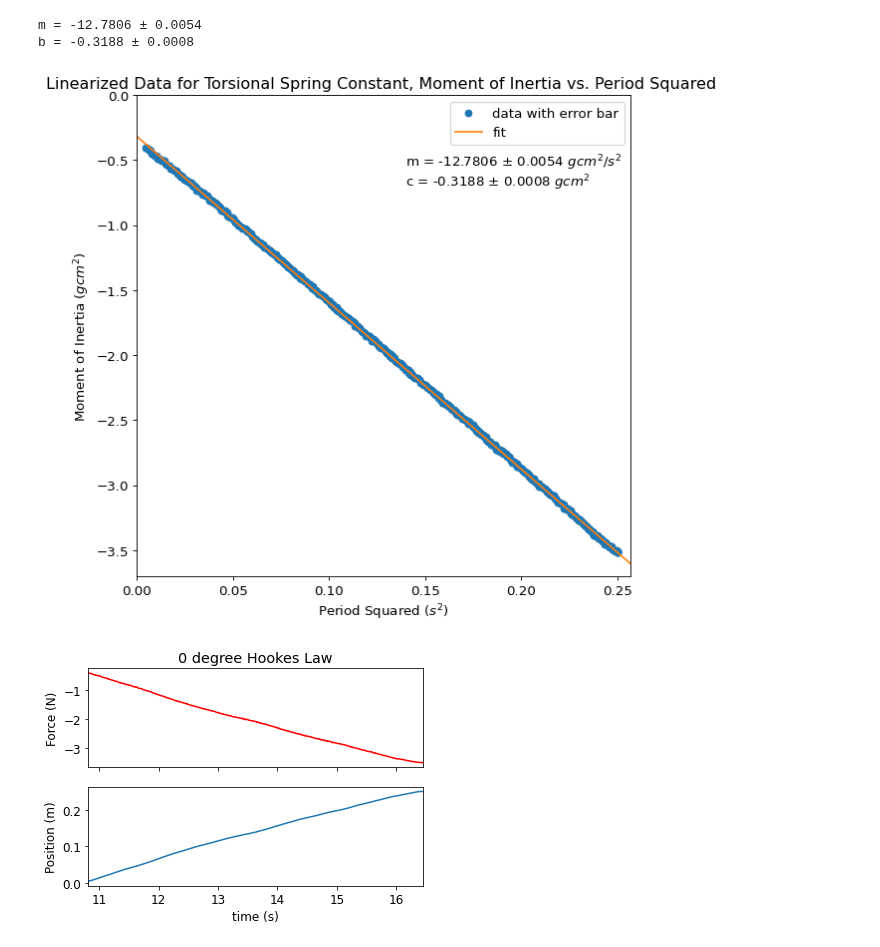
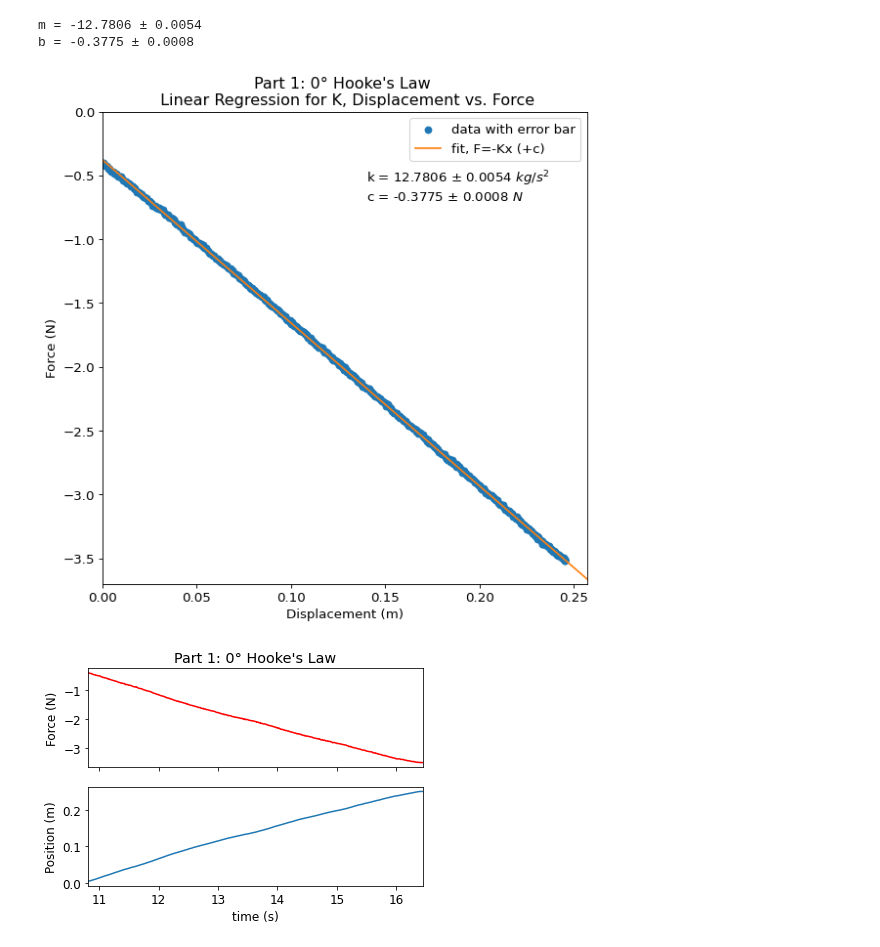
Before and after one commit to matthew-ding/physics5bl, a Jupyter notebook: Lab7/Data/Lab7_Part1.ipynb, the cells around one changed output. Drawn from its saved outputs; the diff is of its cells as text; code cells hidden in the pictures.

Commit message:
Few Issues Fixed, Most of part 3

```diff
--- a/Lab7/Data/Lab7_Part1.ipynb
+++ b/Lab7/Data/Lab7_Part1.ipynb
@@ -22,6 +18,6 @@ def norm_res(predicted, observed, errors):
 # %%
 # Does the fit
-lin_opt, lin_cov = opt.curve_fit(f_lin, position, force)
+lin_opt, lin_cov = opt.curve_fit(f_lin, position - position[0], force)
 
 # Best fit values
 m, b = lin_opt
@@ -31,39 +27,39 @@ print("m = %5.4f \u00b1 %5.4f" % (m, dm))
 print("b = %5.4f \u00b1 %5.4f" % (b, db))
 # %% [output]
 m = -12.7806 ± 0.0054
-b = -0.3188 ± 0.0008
+b = -0.3775 ± 0.0008
 # %%
 # Plotting data time!
 
 fig1=plt.figure(figsize=(8, 8), dpi= 80, facecolor='w', edgecolor='k')
 plt.rcParams.update({'font.size': '12'})
 
-plt.scatter(position, force, label="data with error bar")
-plt.errorbar(np.linspace(0,10), f_lin(np.linspace(0,10), m, b), label='fit', color='tab:orange')
+plt.scatter(position - position[0], force, label="data with error bar")
+plt.errorbar(np.linspace(0,10), f_lin(np.linspace(0,10), m, b), label='fit, F=-Kx (+c)', color='tab:orange')
 
-plt.title("Linearized Data for Torsional Spring Constant, Moment of Inertia vs. Period Squared ")
-plt.xlabel("Period Squared ($s^2$)")
-plt.ylabel("Moment of Inertia ($gcm^2$)")
+plt.title("Part 1: 0° Hooke's Law \n Linear Regression for K, Displacement vs. Force")
+plt.xlabel("Displacement (m)")
+plt.ylabel("Force (N)")
 
-plt.text(.14,-.55, "m = %5.4f \u00b1 %5.4f $g cm^2/s^2$" % (m, dm))
-plt.text(.14,-.7, "c = %5.4f \u00b1 %5.4f $gcm^2$" % (b, db))
+plt.text(.14,-.55, "k = %5.4f \u00b1 %5.4f $kg/s^2$" % (-m, dm))
+plt.text(.14,-.7, "c = %5.4f \u00b1 %5.4f $N$" % (b, db))
 plt.xlim(0,.257)
 plt.ylim(-3.7,0)
 plt.legend()
 plt.show()
 # %% [output]
-[figure, old version]
+[figure, new version]
 # %%
 # Two subplots, the axes array is shared
 # Choose the sensor for fitting.
 f, axarr = plt.subplots(2, sharex=True)
 plt.xlim(min(time), max(time))
 axarr[0].plot(time, force,'r')
-axarr[0].set_title('0 degree Hookes Law')
+axarr[0].set_title("Part 1: 0° Hooke's Law")
 axarr[0].set_ylabel('Force (N)')
 axarr[1].plot(time, position)
 axarr[1].set_xlabel('time (s)')
 axarr[1].set_ylabel('Position (m)')
 plt.show()
 # %% [output]
-[figure, old version]
+[figure, new version]
```
Also changed, not shown: parts of 1 cell of this notebook, 3 other files.
